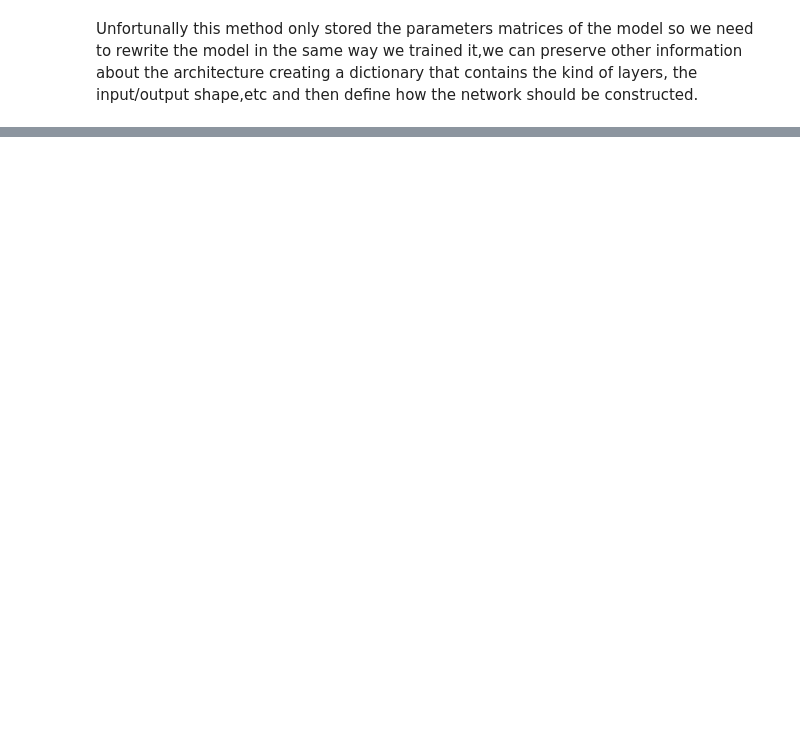
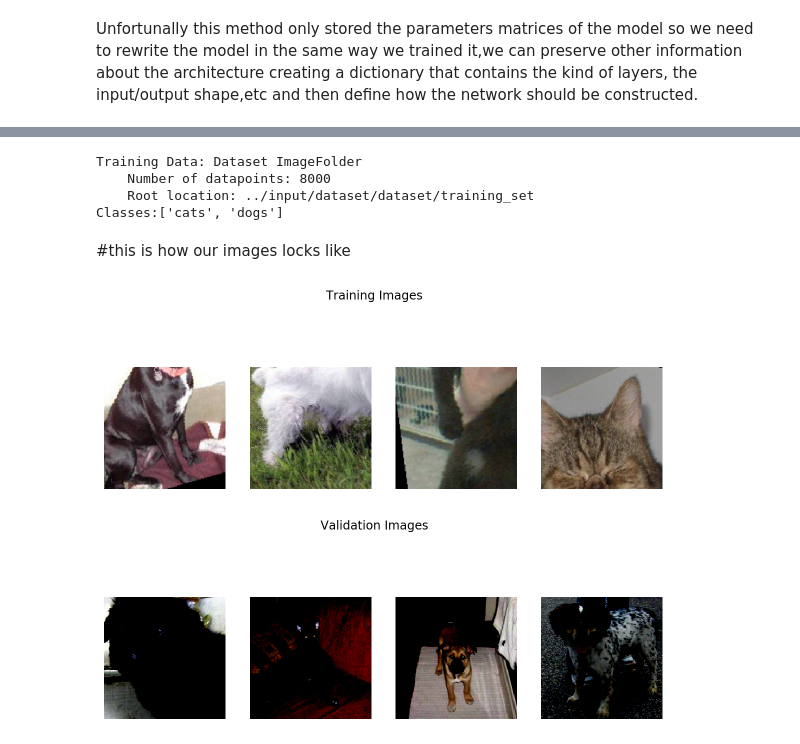
Before and after one commit to cri5Castro/PytorchCourse, a Jupyter notebook: 01_Introduction_to_Pytorch.ipynb, the cells around one changed output, grey strips where cells are left out. Drawn from its saved outputs; the diff is of its cells as text; code cells hidden in the pictures; blank space fills up the shorter version.

Commit message:
GPU training, transfer learning

```diff
--- a/01_Introduction_to_Pytorch.ipynb
+++ b/01_Introduction_to_Pytorch.ipynb
@@ -812,0 +1147,4 @@ Unfortunally this method only stored the parameters matrices of the model so we
+# %%
+val_data = datasets.ImageFolder("../input/dataset/dataset/test_set", transform=transform)
+val_generator = torch.utils.data.DataLoader(val_data, batch_size=64, shuffle=True)
+print(f"Validation Data: {val_generator.dataset}\nClasses:{val_generator.dataset.classes}")
@@ -812,0 +1159,59 @@ Unfortunally this method only stored the parameters matrices of the model so we
+# %%
+#we will change only apply data augmentation in our train set
+train_transforms = transforms.Compose([transforms.RandomRotation(30),#rotates our images randmly in 0 to 30 degrees
+                                       transforms.RandomResizedCrop(224), #will resize and crop our images randmly in pictures of size 224
+                                       transforms.RandomHorizontalFlip(),#will flip random images horizontally
+                                       transforms.ToTensor()]) #transforms our images to tensors
+train_data = datasets.ImageFolder("../input/dataset/dataset/training_set", transform=train_transforms)
+train_generator = torch.utils.data.DataLoader(train_data, batch_size=64, shuffle=True)
+print(f"Training Data: {train_generator.dataset}\nClasses:{train_generator.dataset.classes}")
+# %% [output]
+Training Data: Dataset ImageFolder
+    Number of datapoints: 8000
+    Root location: ../input/dataset/dataset/training_set
+Classes:['cats', 'dogs']
+# %%
+def imshow(image, ax=None, title=None, normalize=True):
+    """Imshow for Tensor."""
+    if ax is None:
+        fig, ax = plt.subplots()
+    image = image.numpy().transpose((1, 2, 0))
+
+    if normalize:
+        mean = np.array([0.485, 0.456, 0.406])
+        std = np.array([0.229, 0.224, 0.225])
+        image = std * image + mean
+        image = np.clip(image, 0, 1)
+    ax.imshow(image)
+    ax.spines['top'].set_visible(False)
+    ax.spines['right'].set_visible(False)
+    ax.spines['left'].set_visible(False)
+    ax.spines['bottom'].set_visible(False)
+    ax.tick_params(axis='both', length=0)
+    ax.set_xticklabels('')
+    ax.set_yticklabels('')
+
+    return ax
+# %% [markdown]
+#this is how our images locks like
+# %%
+# change this to the trainloader or testloader
+data_iter = iter(train_generator)
+data_iter_val = iter(val_generator)
+
+images, labels = next(data_iter)
+fig, axes = plt.subplots(figsize=(10,4), ncols=4)
+fig.suptitle('Training Images')
+for ii in range(4):
+    ax = axes[ii]
+    imshow(images[ii], ax=ax, normalize=False)
+
+images, labels = next(data_iter_val)
+fig, axes = plt.subplots(figsize=(10,4), ncols=4)
+fig.suptitle('Validation Images')
+for ii in range(4):
+    ax = axes[ii]
+    imshow(images[ii], ax=ax, normalize=False)
+# %% [output]
+[figure, added]
+[figure, added]
```
Also changed, not shown: parts of 72 cells of this notebook, 1 other file.
